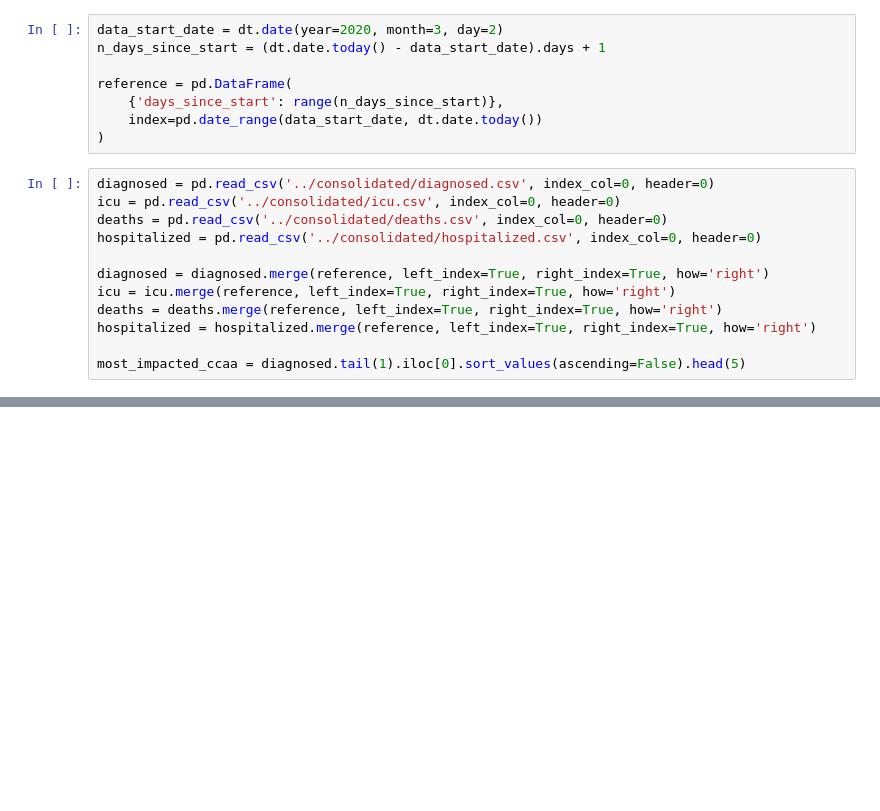
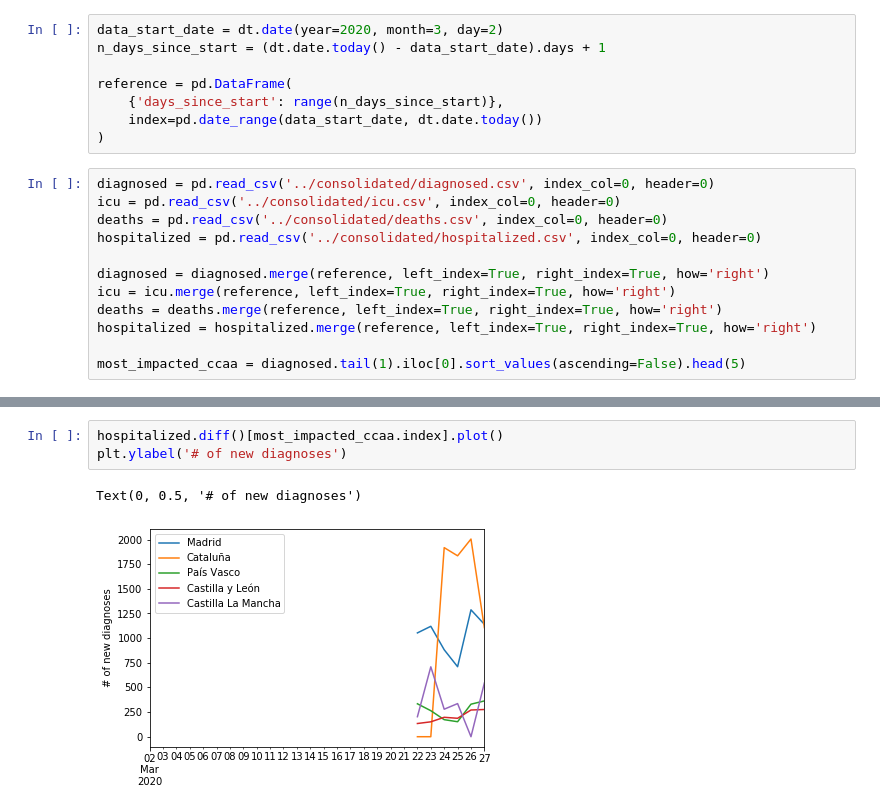
Before and after one commit to atibaup/covid-spain, a Jupyter notebook: notebooks/001_plots.ipynb, the cells around one changed output, grey strips where cells are left out. Drawn from its saved outputs; the diff is of its cells as text; blank space fills up the shorter version.

```diff
--- a/notebooks/001_plots.ipynb
+++ b/notebooks/001_plots.ipynb
@@ -95,0 +110,6 @@ plt.legend()
+# %%
+hospitalized.diff()[most_impacted_ccaa.index].plot()
+plt.ylabel('# of new diagnoses')
+# %% [output]
+Text(0, 0.5, '# of new diagnoses')
+[figure, added]
```
Also changed, not shown: parts of 7 cells of this notebook, 8 other files.
